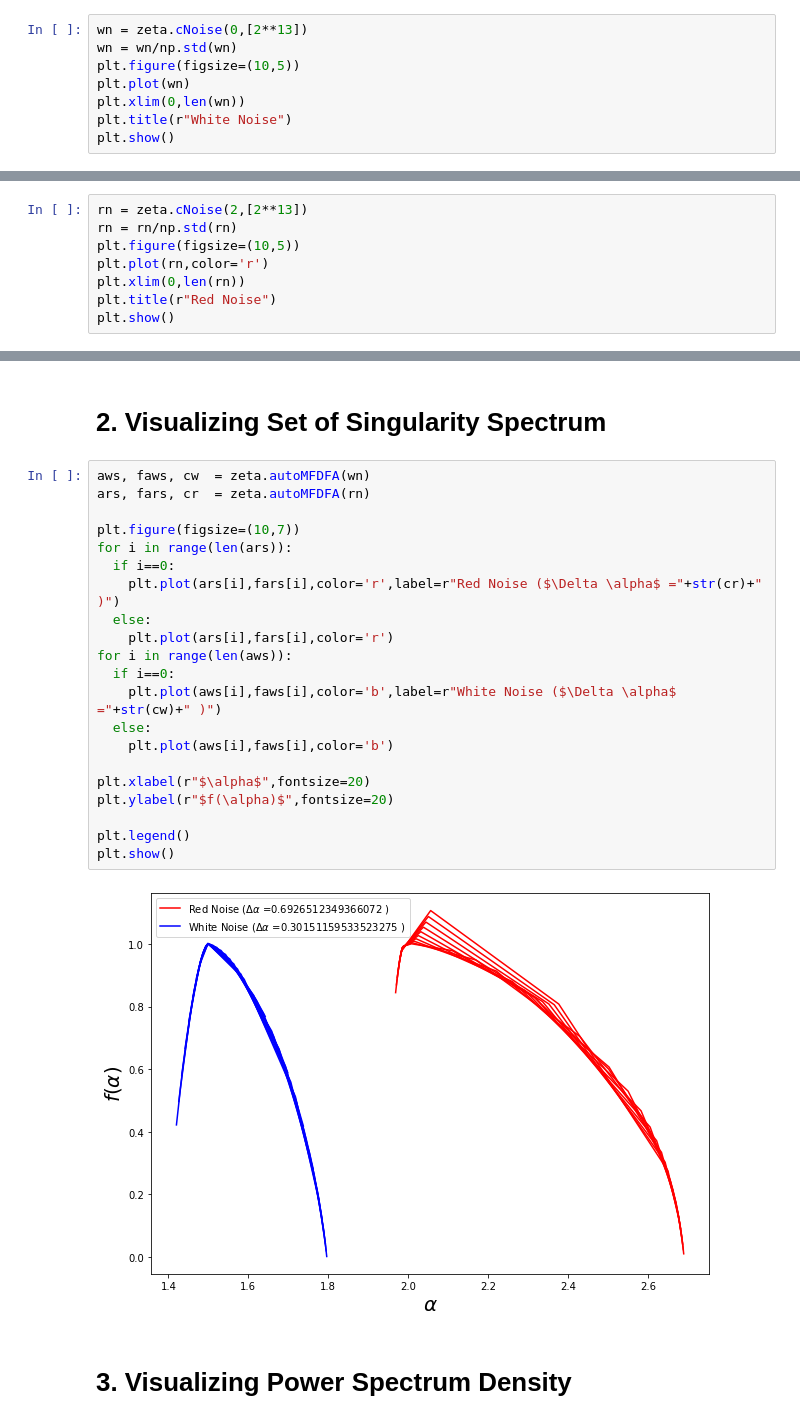
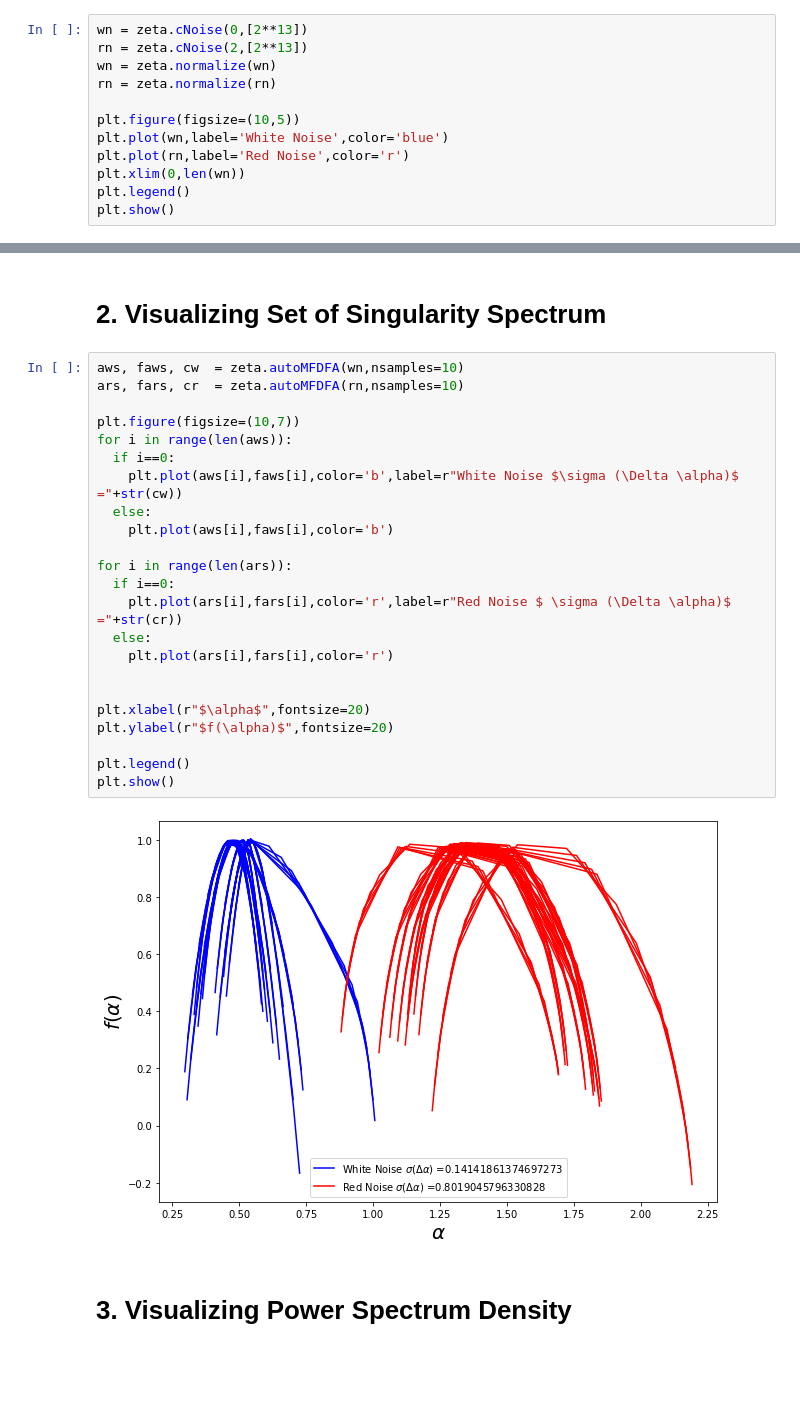
Before and after one commit to rsautter/Chi-Space, a Jupyter notebook: examples/ColoredNoiseExample.ipynb, the cells around one changed output, grey strips where cells are left out. Saved outputs shown, nothing was run; the diff lists cells and outputs as text; blank space fills up the shorter version.

```diff
--- a/examples/ColoredNoiseExample.ipynb
+++ b/examples/ColoredNoiseExample.ipynb
@@ -36,10 +36,14 @@ import numpy as np
 # 1. Synthetic Colored Noise
 # %%
 wn = zeta.cNoise(0,[2**13])
-wn = wn/np.std(wn)
+rn = zeta.cNoise(2,[2**13])
+wn = zeta.normalize(wn)
+rn = zeta.normalize(rn)
+
 plt.figure(figsize=(10,5))
-plt.plot(wn)
+plt.plot(wn,label='White Noise',color='blue')
+plt.plot(rn,label='Red Noise',color='r')
 plt.xlim(0,len(wn))
-plt.title(r"White Noise")
+plt.legend()
 plt.show()
 # %% [output]
@@ -47,8 +50,0 @@ plt.show()
-# %%
-rn = zeta.cNoise(2,[2**13])
-rn = rn/np.std(rn)
-plt.figure(figsize=(10,5))
-plt.plot(rn,color='r')
-plt.xlim(0,len(rn))
-plt.title(r"Red Noise")
-plt.show()
@@ -57,28 +51,30 @@ plt.show()
 # %% [markdown]
 # 2. Visualizing Set of Singularity Spectrum
 # %%
-aws, faws, cw  = zeta.autoMFDFA(wn)
-ars, fars, cr  = zeta.autoMFDFA(rn)
+aws, faws, cw  = zeta.autoMFDFA(wn,nsamples=10)
+ars, fars, cr  = zeta.autoMFDFA(rn,nsamples=10)
 
 plt.figure(figsize=(10,7))
+for i in range(len(aws)):
+  if i==0:
+    plt.plot(aws[i],faws[i],color='b',label=r"White Noise $\sigma (\Delta \alpha)$ ="+str(cw))
+  else:
+    plt.plot(aws[i],faws[i],color='b')
+
 for i in range(len(ars)):
   if i==0:
-    plt.plot(ars[i],fars[i],color='r',label=r"Red Noise ($\Delta \alpha$ ="+str(cr)+" )")
+    plt.plot(ars[i],fars[i],color='r',label=r"Red Noise $ \sigma (\Delta \alpha)$ ="+str(cr))
   else:
     plt.plot(ars[i],fars[i],color='r')
-for i in range(len(aws)):
-  if i==0:
-    plt.plot(aws[i],faws[i],color='b',label=r"White Noise ($\Delta \alpha$ ="+str(cw)+" )")
-  else:
-    plt.plot(aws[i],faws[i],color='b')
+
 
 plt.xlabel(r"$\alpha$",fontsize=20)
 plt.ylabel(r"$f(\alpha)$",fontsize=20)
 
 plt.legend()
 plt.show()
 # %% [output]
-[figure, old version]
+[figure, new version]
 # %% [markdown]
 # 3. Visualizing Power Spectrum Density
 # %%
```
Also changed, not shown: parts of 8 cells of this notebook, 8 other files.
